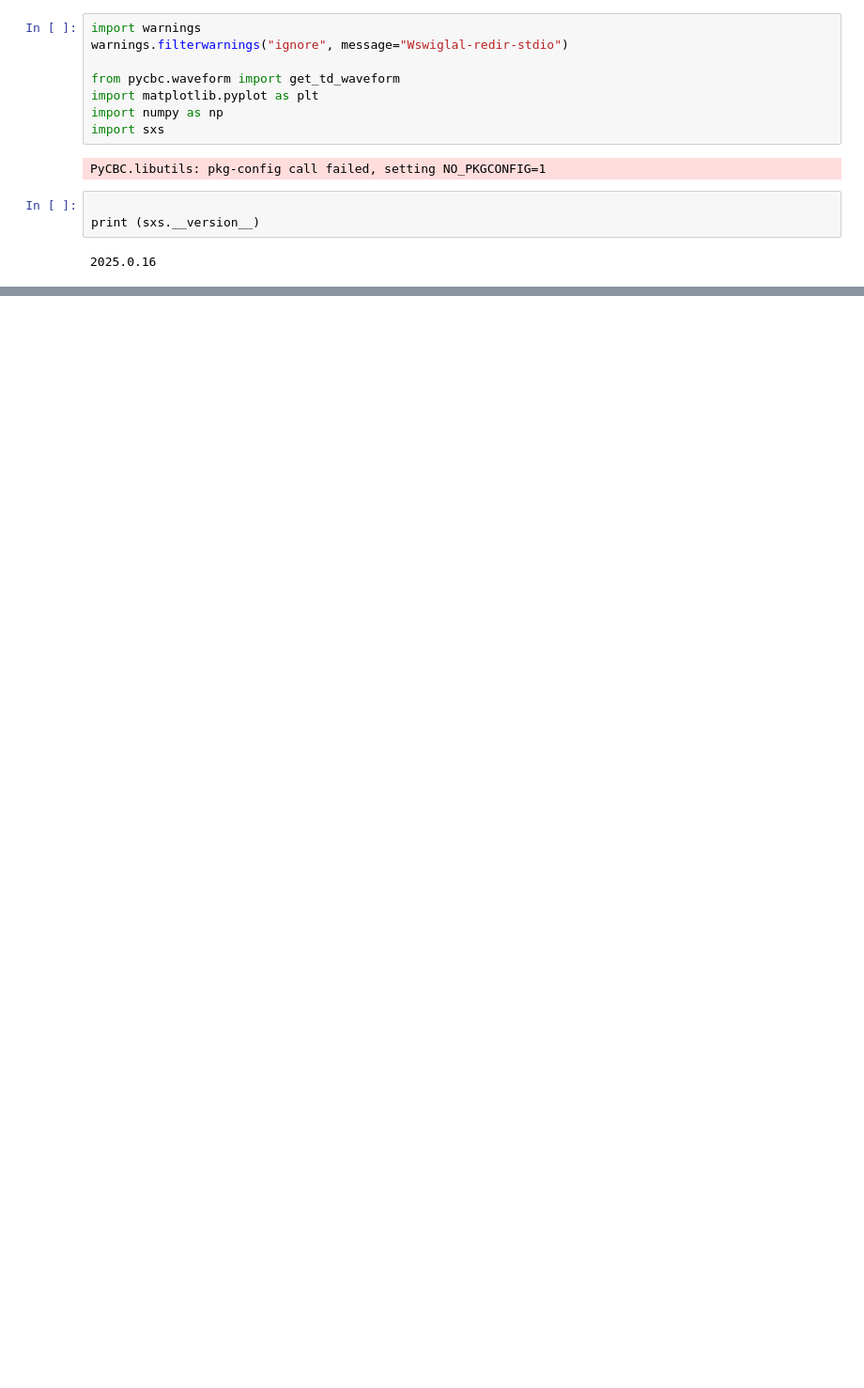
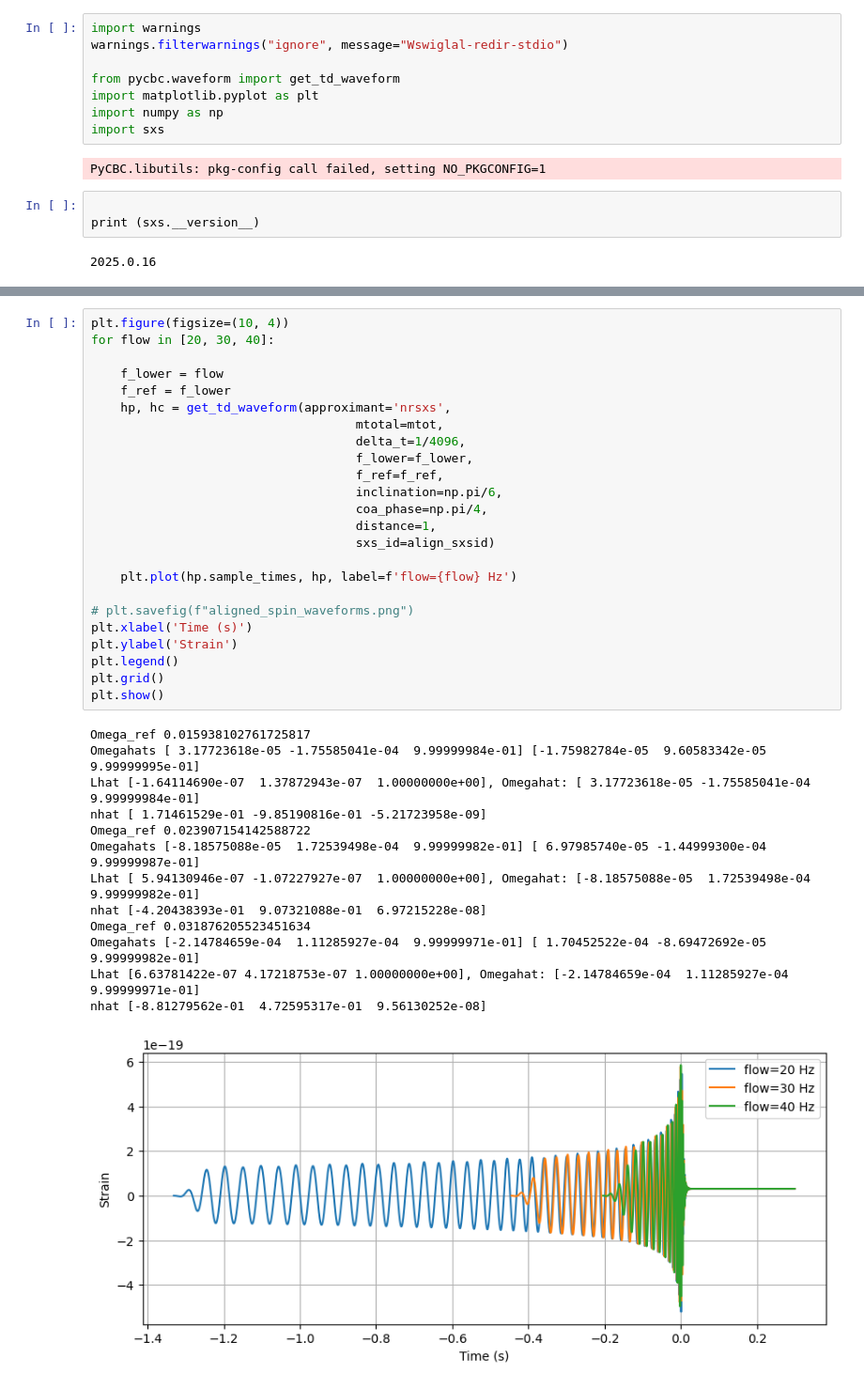
Before and after one commit to Kanchan-05/pycbcnr, a Jupyter notebook: test_nrsxs.ipynb, the cells around one changed output, grey strips where cells are left out. Shown at 94% size. Drawn from its saved outputs; the diff is of its cells as text; blank space fills up the shorter version.

```diff
--- a/test_nrsxs.ipynb
+++ b/test_nrsxs.ipynb
@@ -53,0 +68,38 @@ nhat [-8.97988104e-01  4.40019733e-01  1.40005120e-08]
+# %%
+plt.figure(figsize=(10, 4))
+for flow in [20, 30, 40]:
+
+    f_lower = flow
+    f_ref = f_lower
+    hp, hc = get_td_waveform(approximant='nrsxs',
+                                    mtotal=mtot,
+                                    delta_t=1/4096,
+                                    f_lower=f_lower,
+                                    f_ref=f_ref,
+                                    inclination=np.pi/6,
+                                    coa_phase=np.pi/4,
+                                    distance=1,
+                                    sxs_id=align_sxsid)
+
+    plt.plot(hp.sample_times, hp, label=f'flow={flow} Hz')
+
+# plt.savefig(f"aligned_spin_waveforms.png")
+plt.xlabel('Time (s)')
+plt.ylabel('Strain')
+plt.legend()
+plt.grid()
+plt.show()
+# %% [output]
+Omega_ref 0.015938102761725817
+Omegahats [ 3.17723618e-05 -1.75585041e-04  9.99999984e-01] [-1.75982784e-05  9.60583342e-05  9.99999995e-01]
+Lhat [-1.64114690e-07  1.37872943e-07  1.00000000e+00], Omegahat: [ 3.17723618e-05 -1.75585041e-04  9.99999984e-01]
+nhat [ 1.71461529e-01 -9.85190816e-01 -5.21723958e-09]
+Omega_ref 0.023907154142588722
+Omegahats [-8.18575088e-05  1.72539498e-04  9.99999982e-01] [ 6.97985740e-05 -1.44999300e-04  9.99999987e-01]
+Lhat [ 5.94130946e-07 -1.07227927e-07  1.00000000e+00], Omegahat: [-8.18575088e-05  1.72539498e-04  9.99999982e-01]
+nhat [-4.20438393e-01  9.07321088e-01  6.97215228e-08]
+Omega_ref 0.031876205523451634
+Omegahats [-2.14784659e-04  1.11285927e-04  9.99999971e-01] [ 1.70452522e-04 -8.69472692e-05  9.99999982e-01]
+Lhat [6.63781422e-07 4.17218753e-07 1.00000000e+00], Omegahat: [-2.14784659e-04  1.11285927e-04  9.99999971e-01]
+nhat [-8.81279562e-01  4.72595317e-01  9.56130252e-08]
+[figure, added]
```
Also changed, not shown: parts of 3 cells of this notebook, 8 other files.
